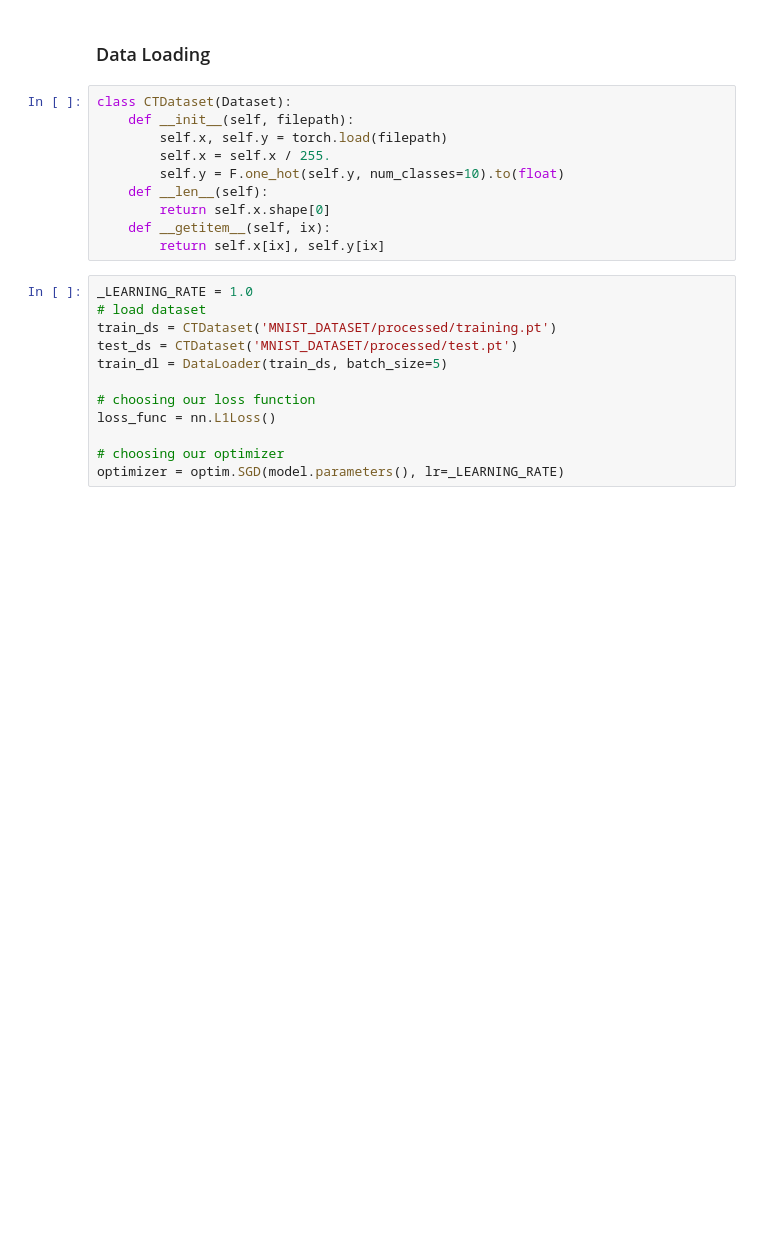
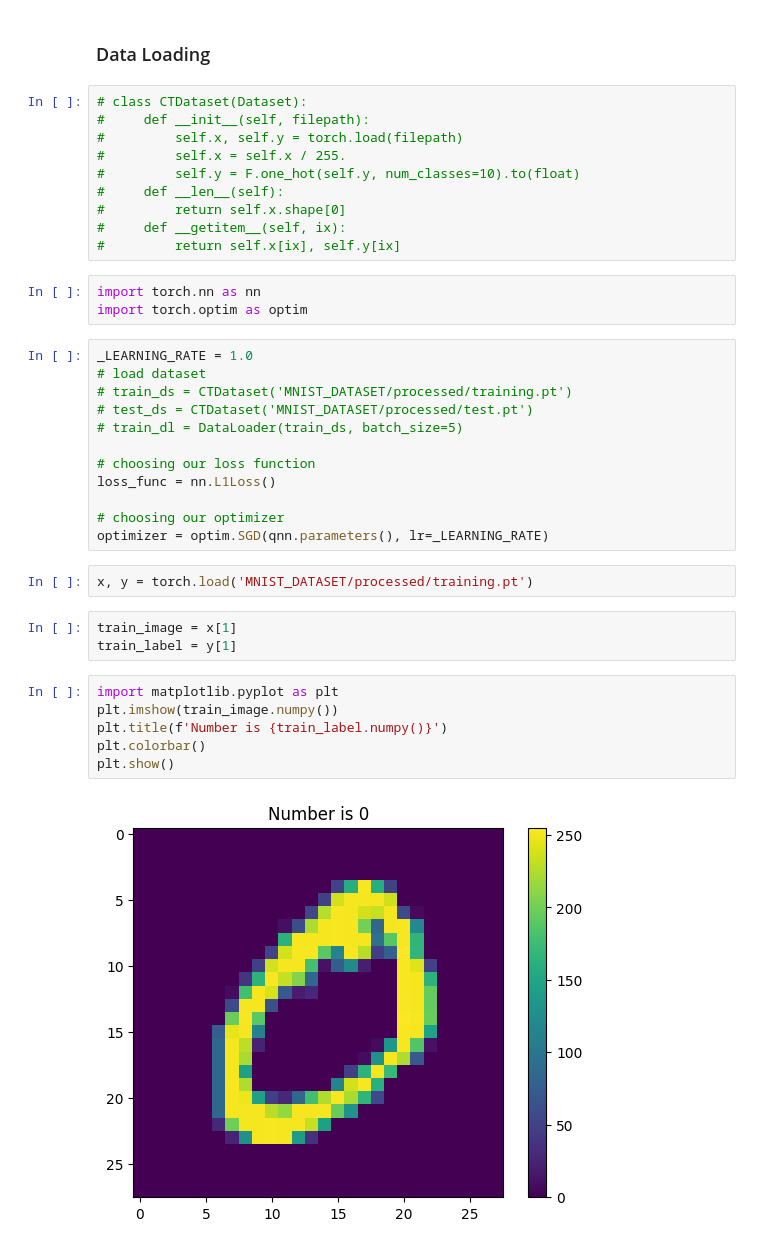
Before and after one commit to devilkiller-ag/QNN-MNIST-Classification, a Jupyter notebook: qnn_mnist.ipynb, the cells around one changed output. Drawn from its saved outputs; the diff is of its cells as text; blank space fills up the shorter version.

```diff
--- a/qnn_mnist.ipynb
+++ b/qnn_mnist.ipynb
@@ -164,24 +170,40 @@ model = Net()
 # %% [markdown]
 ### Data Loading
 # %%
-class CTDataset(Dataset):
-    def __init__(self, filepath):
-        self.x, self.y = torch.load(filepath)
-        self.x = self.x / 255.
-        self.y = F.one_hot(self.y, num_classes=10).to(float)
-    def __len__(self):
-        return self.x.shape[0]
-    def __getitem__(self, ix):
-        return self.x[ix], self.y[ix]
+# class CTDataset(Dataset):
+#     def __init__(self, filepath):
+#         self.x, self.y = torch.load(filepath)
+#         self.x = self.x / 255.
+#         self.y = F.one_hot(self.y, num_classes=10).to(float)
+#     def __len__(self):
+#         return self.x.shape[0]
+#     def __getitem__(self, ix):
+#         return self.x[ix], self.y[ix]
+# %%
+import torch.nn as nn
+import torch.optim as optim
 # %%
 _LEARNING_RATE = 1.0
 # load dataset
-train_ds = CTDataset('MNIST_DATASET/processed/training.pt')
-test_ds = CTDataset('MNIST_DATASET/processed/test.pt')
-train_dl = DataLoader(train_ds, batch_size=5)
+# train_ds = CTDataset('MNIST_DATASET/processed/training.pt')
+# test_ds = CTDataset('MNIST_DATASET/processed/test.pt')
+# train_dl = DataLoader(train_ds, batch_size=5)
 
 # choosing our loss function
 loss_func = nn.L1Loss()
 
 # choosing our optimizer
-optimizer = optim.SGD(model.parameters(), lr=_LEARNING_RATE)
+optimizer = optim.SGD(qnn.parameters(), lr=_LEARNING_RATE)
+# %%
+x, y = torch.load('MNIST_DATASET/processed/training.pt')
+# %%
+train_image = x[1]
+train_label = y[1]
+# %%
+import matplotlib.pyplot as plt
+plt.imshow(train_image.numpy())
+plt.title(f'Number is {train_label.numpy()}')
+plt.colorbar()
+plt.show()
+# %% [output]
+[figure, added]
```
Also changed, not shown: parts of 9 cells of this notebook.
